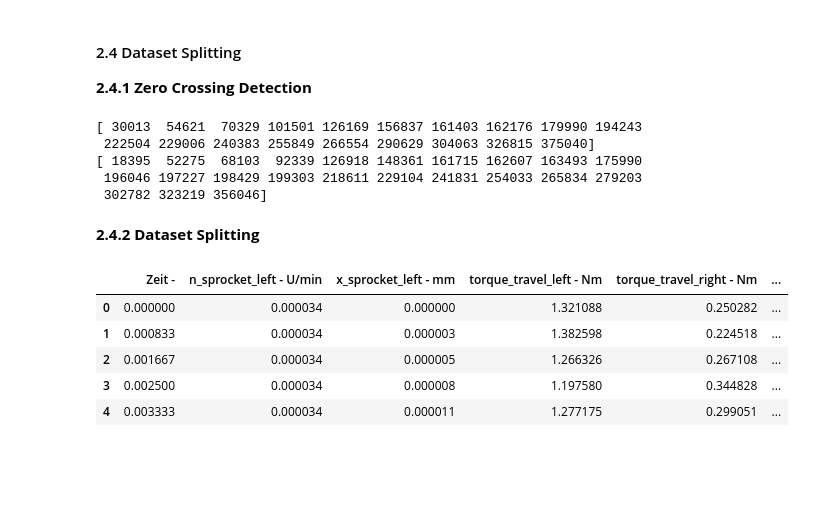
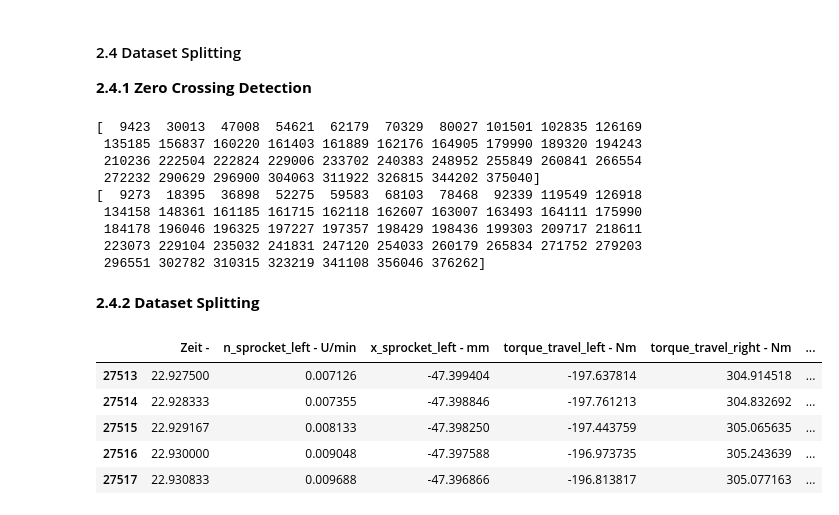
Before and after one commit to Ayushman-Choudhuri/RWTH_Hackmining_Hackathon, a Jupyter notebook: src/RWTH - Hack Mining Hackathon.ipynb, the cells around one changed output. Cells and saved outputs as stored; diff of their text form; code cells hidden in the pictures; blank space fills up the shorter version.

```diff
--- a/src/RWTH - Hack Mining Hackathon.ipynb
+++ b/src/RWTH - Hack Mining Hackathon.ipynb
@@ -111,7 +111,7 @@ def zero_crossing_detection(data_frame):
 
             return zero_crossing_index
 
-        if (data_frame.iloc[data_sample] <= 0) and (data_frame.iloc[data_sample+1] >= 0) :
+        if ((data_frame.iloc[data_sample] <= 0) and (data_frame.iloc[data_sample+1] >= 0)) or ((data_frame.iloc[data_sample] >= 0) and (data_frame.iloc[data_sample+1] <= 0)) :
 
             zero_crossing_index = np.append(zero_crossing_index , data_sample)
 # %%
@@ -121,29 +121,33 @@ rpm_zero_crossing_index = zero_crossing_detection(rpm_SMA)
 print(torque_zero_crossing_index)
 print(rpm_zero_crossing_index)
 # %% [output]
-[ 30013  54621  70329 101501 126169 156837 161403 162176 179990 194243
- 222504 229006 240383 255849 266554 290629 304063 326815 375040]
-[ 18395  52275  68103  92339 126918 148361 161715 162607 163493 175990
- 196046 197227 198429 199303 218611 229104 241831 254033 265834 279203
- 302782 323219 356046]
+[  9423  30013  47008  54621  62179  70329  80027 101501 102835 126169
+ 135185 156837 160220 161403 161889 162176 164905 179990 189320 194243
+ 210236 222504 222824 229006 233702 240383 248952 255849 260841 266554
+ 272232 290629 296900 304063 311922 326815 344202 375040]
+[  9273  18395  36898  52275  59583  68103  78468  92339 119549 126918
+ 134158 148361 161185 161715 162118 162607 163007 163493 164111 175990
+ 184178 196046 196325 197227 197357 198429 198436 199303 209717 218611
+ 223073 229104 235032 241831 247120 254033 260179 265834 271752 279203
+ 296551 302782 310315 323219 341108 356046 376262]
 # %% [markdown]
 **2.4.2 Dataset Splitting**
 # %%
 #split data (only extracted the first data set)
 
-#df_raw_1  = np.split(df_raw, [torque_zero_crossing_index[0]], axis=0)
-
-split_index = torque_zero_crossing_index[0]
-df_raw_1 = df_raw.iloc[:split_index, :]
+correction_factor = 2500 # temporary solution to compensate for the shift during SMA filter
+split_index_1 = torque_zero_crossing_index[1] - correction_factor
+split_index_2 = torque_zero_crossing_index[2] - correction_factor
+df_raw_1 = df_raw.iloc[split_index_1:split_index_2, :]
 
 df_raw_1.head()
 # %% [output]
 |  | Zeit - | n_sprocket_left - U/min | x_sprocket_left - mm | torque_travel_left - Nm | torque_travel_right - Nm | ... |
-| 0 | 0.000000 | 0.000034 | 0.000000 | 1.321088 | 0.250282 | ... |
-| 1 | 0.000833 | 0.000034 | 0.000003 | 1.382598 | 0.224518 | ... |
-| 2 | 0.001667 | 0.000034 | 0.000005 | 1.266326 | 0.267108 | ... |
-| 3 | 0.002500 | 0.000034 | 0.000008 | 1.197580 | 0.344828 | ... |
-| 4 | 0.003333 | 0.000034 | 0.000011 | 1.277175 | 0.299051 | ... |
+| 27513 | 22.927500 | 0.007126 | -47.399404 | -197.637814 | 304.914518 | ... |
+| 27514 | 22.928333 | 0.007355 | -47.398846 | -197.761213 | 304.832692 | ... |
+| 27515 | 22.929167 | 0.008133 | -47.398250 | -197.443759 | 305.065635 | ... |
+| 27516 | 22.930000 | 0.009048 | -47.397588 | -196.973735 | 305.243639 | ... |
+| 27517 | 22.930833 | 0.009688 | -47.396866 | -196.813817 | 305.077163 | ... |
 # %%
 # Plot normalized data
 rpm_raw = df_raw_1["n_sprocket_left - U/min"]
```
Also changed, not shown: parts of 2 cells of this notebook.
